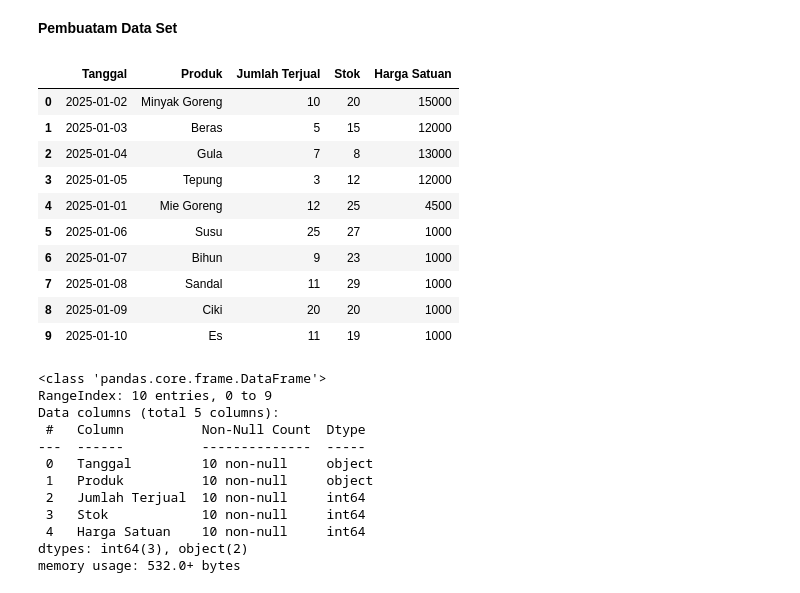
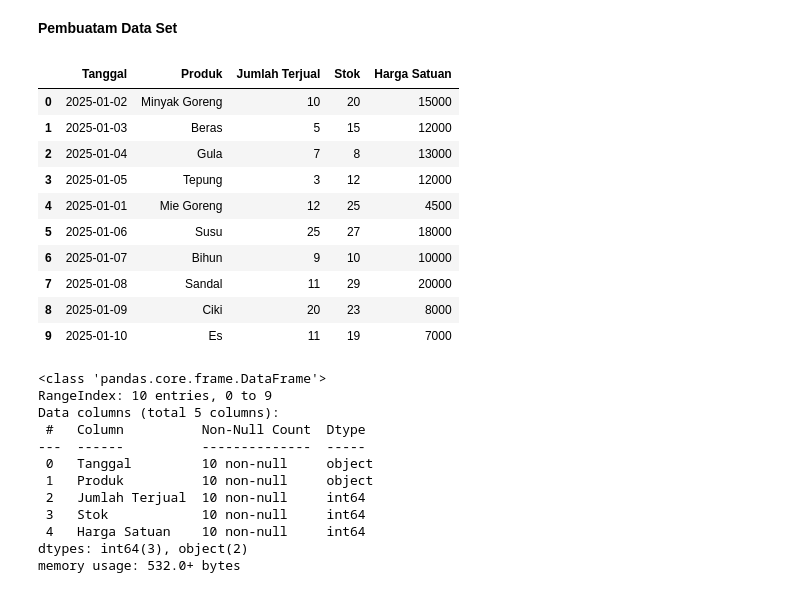
Before and after one commit to A1shaa-ka/Praktikum_AI_Workflow, a Jupyter notebook: praktikum_ai.ipynb, the cells around one changed output. Cells and saved outputs as stored; diff of their text form; code cells hidden in the pictures.

```diff
--- a/praktikum_ai.ipynb
+++ b/praktikum_ai.ipynb
@@ -5,28 +5,28 @@
 # %%
 import pandas as pd
 data = {
     "Tanggal":["2025-01-02", "2025-01-03", "2025-01-04", "2025-01-05", "2025-01-01", "2025-01-06", "2025-01-07", "2025-01-08", "2025-01-09", "2025-01-10"],
     "Produk":["Minyak Goreng", "Beras", "Gula", "Tepung", "Mie Goreng", "Susu", "Bihun","Sandal", "Ciki","Es"],
     "Jumlah Terjual":[10, 5, 7, 3, 12, 25, 9, 11, 20, 11],
-    "Stok":[20, 15, 8, 12, 25, 27, 23, 29, 20, 19],
-    "Harga Satuan":[15000, 12000, 13000, 12000, 4500, 1000, 1000, 1000, 1000, 1000],
+    "Stok":[20, 15, 8, 12, 25, 27, 10, 29, 23, 19],
+    "Harga Satuan":[15000, 12000, 13000, 12000, 4500, 18000, 10000, 20000, 8000, 7000],
 
 }
 
 dt = pd.DataFrame(data)
 dt
 # %% [output]
 |  | Tanggal | Produk | Jumlah Terjual | Stok | Harga Satuan |
 | 0 | 2025-01-02 | Minyak Goreng | 10 | 20 | 15000 |
 | 1 | 2025-01-03 | Beras | 5 | 15 | 12000 |
 | 2 | 2025-01-04 | Gula | 7 | 8 | 13000 |
 | 3 | 2025-01-05 | Tepung | 3 | 12 | 12000 |
 | 4 | 2025-01-01 | Mie Goreng | 12 | 25 | 4500 |
-| 5 | 2025-01-06 | Susu | 25 | 27 | 1000 |
-| 6 | 2025-01-07 | Bihun | 9 | 23 | 1000 |
-| 7 | 2025-01-08 | Sandal | 11 | 29 | 1000 |
-| 8 | 2025-01-09 | Ciki | 20 | 20 | 1000 |
-| 9 | 2025-01-10 | Es | 11 | 19 | 1000 |
+| 5 | 2025-01-06 | Susu | 25 | 27 | 18000 |
+| 6 | 2025-01-07 | Bihun | 9 | 10 | 10000 |
+| 7 | 2025-01-08 | Sandal | 11 | 29 | 20000 |
+| 8 | 2025-01-09 | Ciki | 20 | 23 | 8000 |
+| 9 | 2025-01-10 | Es | 11 | 19 | 7000 |
 # %%
 dt.info()
 # %% [output]
```
Also changed, not shown: parts of 1 cell of this notebook.
